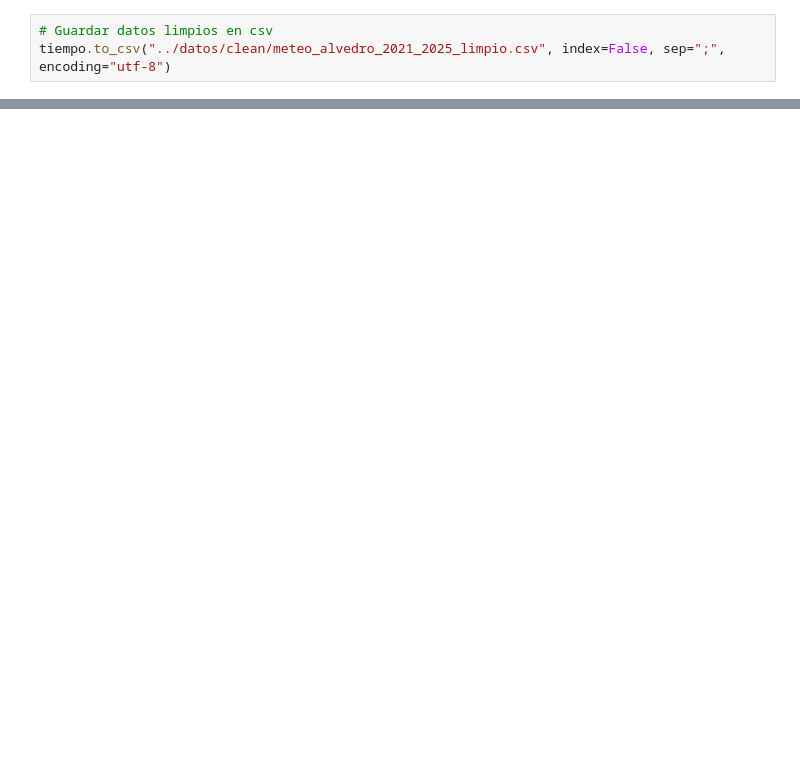
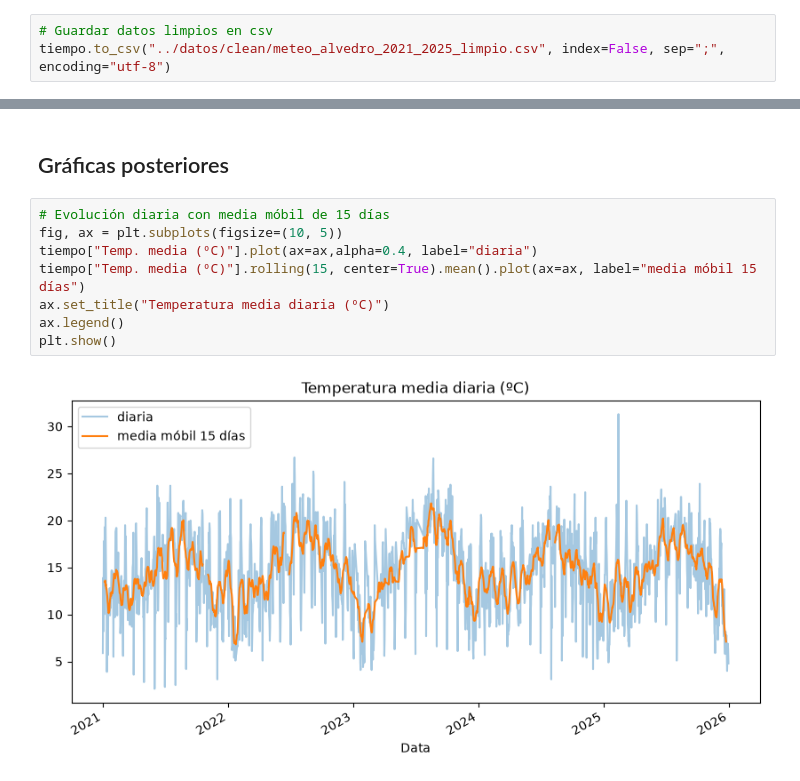
Before and after one commit to carolinamesacurso/proyecto_tempo, a Jupyter notebook: notebooks/guardado_limpieza.ipynb, the cells around one changed output, grey strips where cells are left out. Drawn from its saved outputs; the diff is of its cells as text; blank space fills up the shorter version.

Commit message:
Cambios y gráficas nuevas

```diff
--- a/notebooks/guardado_limpieza.ipynb
+++ b/notebooks/guardado_limpieza.ipynb
@@ -303,0 +387,12 @@ tiempo.to_csv("../datos/clean/meteo_alvedro_2021_2025_limpio.csv", index=False,
+# %% [markdown]
+## Gráficas posteriores
+# %%
+# Evolución diaria con media móbil de 15 días
+fig, ax = plt.subplots(figsize=(10, 5))
+tiempo["Temp. media (ºC)"].plot(ax=ax,alpha=0.4, label="diaria")
+tiempo["Temp. media (ºC)"].rolling(15, center=True).mean().plot(ax=ax, label="media móbil 15 días")
+ax.set_title("Temperatura media diaria (ºC)")
+ax.legend()
+plt.show()
+# %% [output]
+[figure, added]
```
Also changed, not shown: parts of 16 cells of this notebook.
